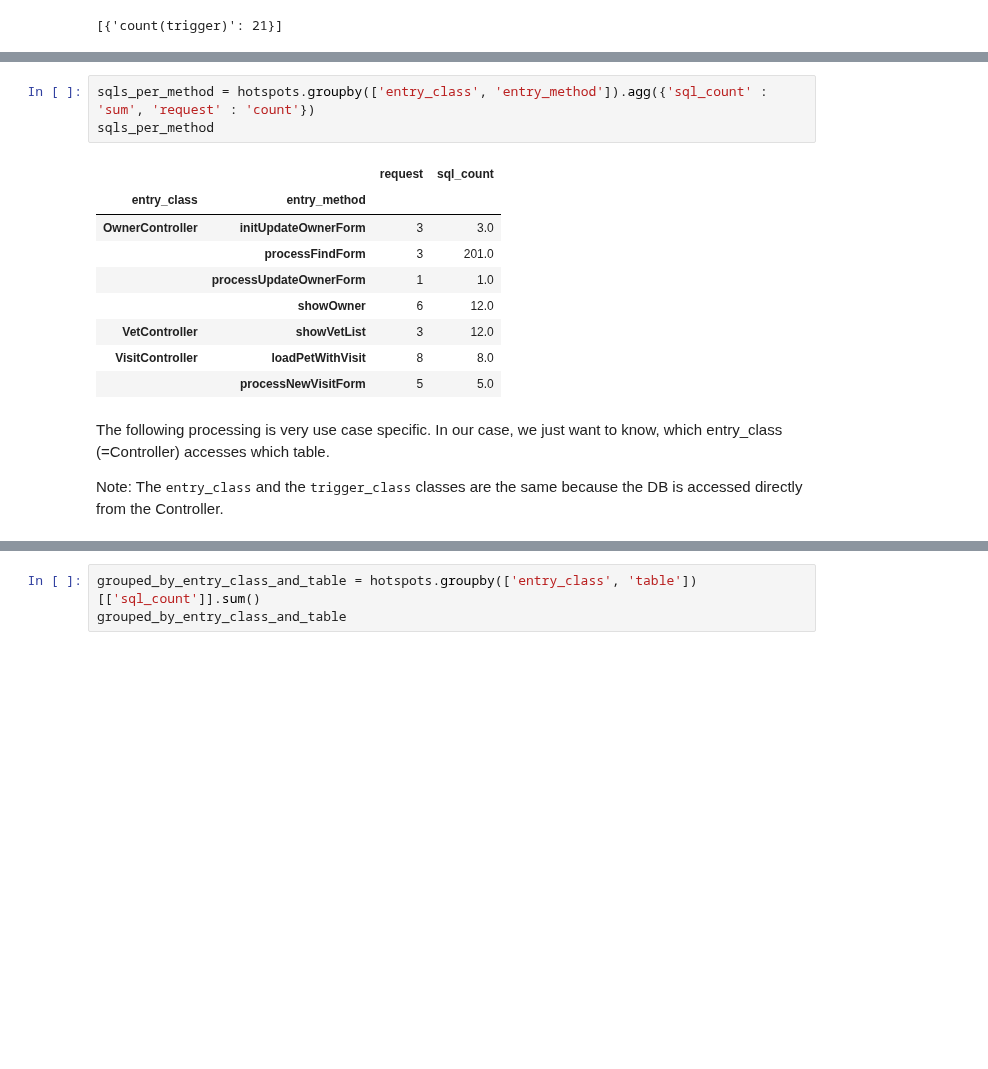
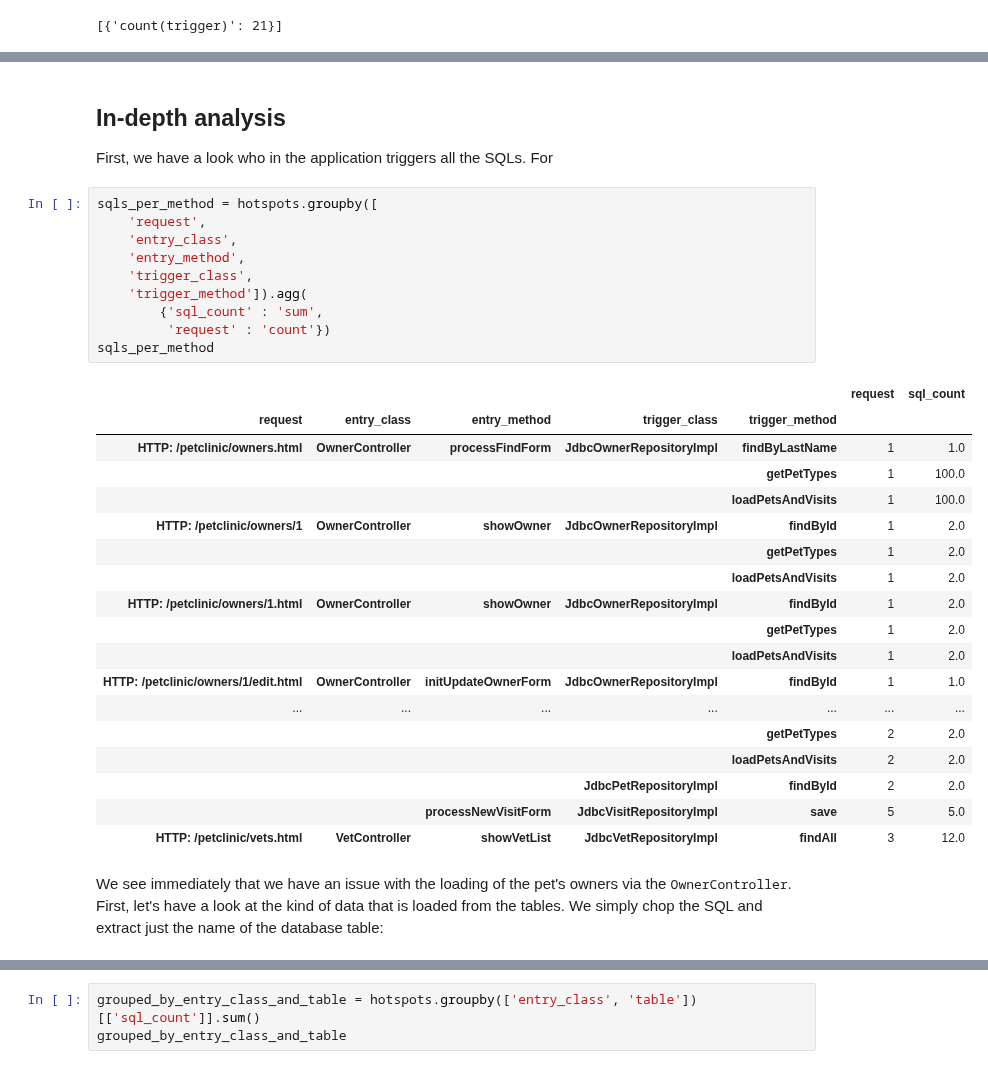
Before and after one commit to feststelltaste/software-analytics, a Jupyter notebook: notebooks/Mining performance HotSpots with JProfiler, jQAssistant, Neo4j and Pandas.ipynb, the cells around one changed output, grey strips where cells are left out. Cells and saved outputs as stored; diff of their text form; blank space fills up the shorter version.

```diff
--- a/notebooks/Mining performance HotSpots with JProfiler, jQAssistant, Neo4j and Pandas.ipynb
+++ b/notebooks/Mining performance HotSpots with JProfiler, jQAssistant, Neo4j and Pandas.ipynb
@@ -395,20 +457,37 @@ Executed, we get some nice results:
+# %% [markdown]
+## In-depth analysis
+First, we have a look who in the application triggers all the SQLs. For
 # %%
-sqls_per_method = hotspots.groupby(['entry_class', 'entry_method']).agg({'sql_count' : 'sum', 'request' : 'count'})
+sqls_per_method = hotspots.groupby([
+    'request',
+    'entry_class',
+    'entry_method',
+    'trigger_class',
+    'trigger_method']).agg(
+        {'sql_count' : 'sum',
+         'request' : 'count'})
 sqls_per_method
 # %% [output]
-|  |  | request | sql_count |
-| entry_class | entry_method |  |  |
-| OwnerController | initUpdateOwnerForm | 3 | 3.0 |
-|  | processFindForm | 3 | 201.0 |
-|  | processUpdateOwnerForm | 1 | 1.0 |
-|  | showOwner | 6 | 12.0 |
-| VetController | showVetList | 3 | 12.0 |
-| VisitController | loadPetWithVisit | 8 | 8.0 |
-|  | processNewVisitForm | 5 | 5.0 |
+|  |  |  |  |  | request | sql_count |
+| request | entry_class | entry_method | trigger_class | trigger_method |  |  |
+| HTTP: /petclinic/owners.html | OwnerController | processFindForm | JdbcOwnerRepositoryImpl | findByLastName | 1 | 1.0 |
+|  |  |  |  | getPetTypes | 1 | 100.0 |
+|  |  |  |  | loadPetsAndVisits | 1 | 100.0 |
+| HTTP: /petclinic/owners/1 | OwnerController | showOwner | JdbcOwnerRepositoryImpl | findById | 1 | 2.0 |
+|  |  |  |  | getPetTypes | 1 | 2.0 |
+|  |  |  |  | loadPetsAndVisits | 1 | 2.0 |
+| HTTP: /petclinic/owners/1.html | OwnerController | showOwner | JdbcOwnerRepositoryImpl | findById | 1 | 2.0 |
+|  |  |  |  | getPetTypes | 1 | 2.0 |
+|  |  |  |  | loadPetsAndVisits | 1 | 2.0 |
+| HTTP: /petclinic/owners/1/edit.html | OwnerController | initUpdateOwnerForm | JdbcOwnerRepositoryImpl | findById | 1 | 1.0 |
+| ... | ... | ... | ... | ... | ... | ... |
+|  |  |  |  | getPetTypes | 2 | 2.0 |
+|  |  |  |  | loadPetsAndVisits | 2 | 2.0 |
+|  |  |  | JdbcPetRepositoryImpl | findById | 2 | 2.0 |
+|  |  | processNewVisitForm | JdbcVisitRepositoryImpl | save | 5 | 5.0 |
+| HTTP: /petclinic/vets.html | VetController | showVetList | JdbcVetRepositoryImpl | findAll | 3 | 12.0 |
-# %% [markdown]
-The following processing is very use case specific. In our case, we just want to know, which entry_class (=Controller) accesses which table.
-
-Note: The <tt>entry_class</tt> and the <tt>trigger_class</tt> classes are the same because the DB is accessed directly from the Controller.
+# %% [markdown]
+We see immediately that we have an issue with the loading of the pet's owners via the <tt>OwnerController</tt>. First, let's have a look at the kind of data that is loaded from the tables. We simply chop the SQL and extract just the name of the database table:
 # %%
 hotspots['table'] = hotspots['sql'].\
     str.upper().str.extract(
```
Also changed, not shown: parts of 54 cells of this notebook.
